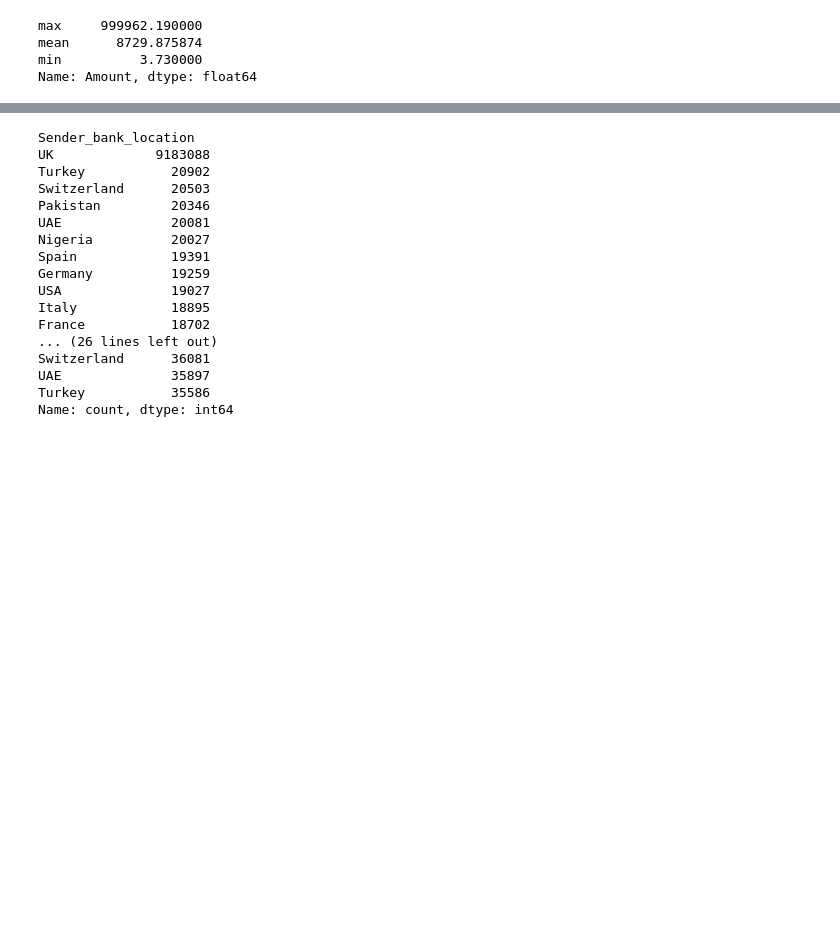
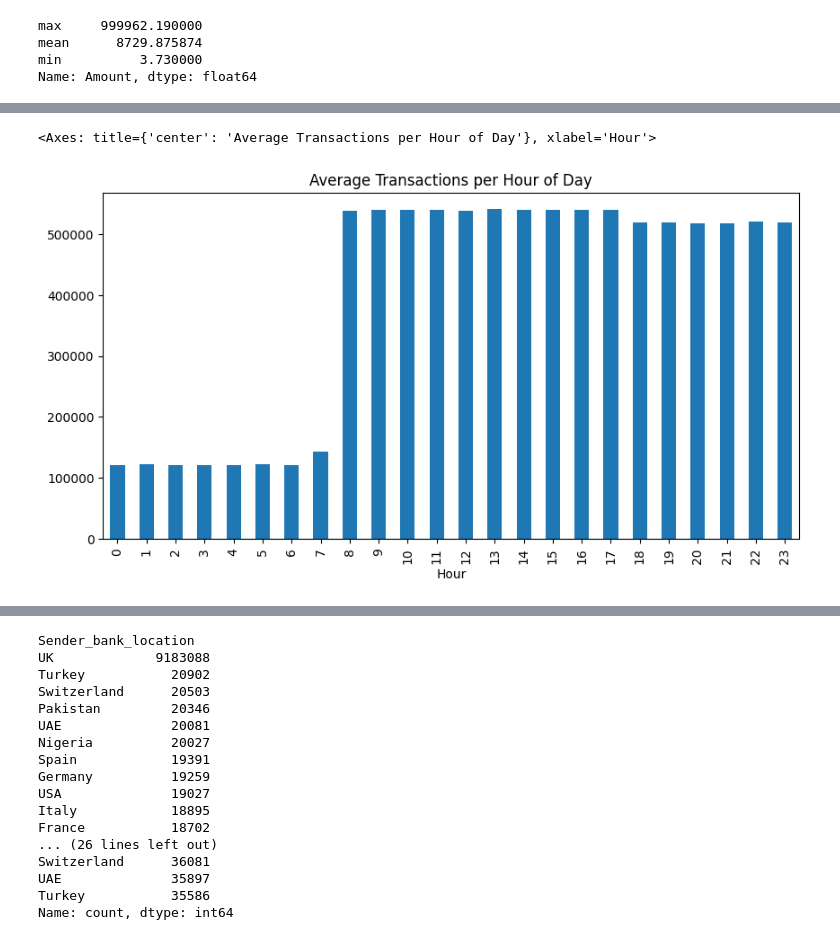
Before and after one commit to DamZav/aml-transactions-project, a Jupyter notebook: notebooks/EDA.ipynb, the cells around one changed output, grey strips where cells are left out. Drawn from its saved outputs; the diff is of its cells as text; code cells hidden in the pictures; blank space fills up the shorter version.

```diff
--- a/notebooks/EDA.ipynb
+++ b/notebooks/EDA.ipynb
@@ -232,0 +232,5 @@ plt.show()
+# %%
+df['Time'] = pd.to_datetime(df['Time'], format='%H:%M:%S').dt.time
+df['Hour'] = pd.to_datetime(df['Time'], format='%H:%M:%S').dt.hour
+hourly_transactions = df.groupby('Hour').size().sort_values(ascending=False)
+display(hourly_transactions)
@@ -232,0 +255,4 @@ plt.show()
+# %%
+df['DateTime'] = pd.to_datetime(df['Date'].astype(str) + ' ' + df['Time'].astype(str))
+hourly_transactions = df.groupby(df['DateTime'].dt.to_period('h')).size().sort_values(ascending=False)
+display(hourly_transactions)
@@ -232,0 +273,12 @@ plt.show()
+# %%
+df['Hour'] = df['DateTime'].dt.hour
+hourly_pattern = df.groupby('Hour').size()
+
+hourly_pattern.plot(
+    kind='bar',
+    figsize=(10,5),
+    title='Average Transactions per Hour of Day'
+)
+# %% [output]
+<Axes: title={'center': 'Average Transactions per Hour of Day'}, xlabel='Hour'>
+[figure, added]
```
Also changed, not shown: parts of 4 cells of this notebook.
